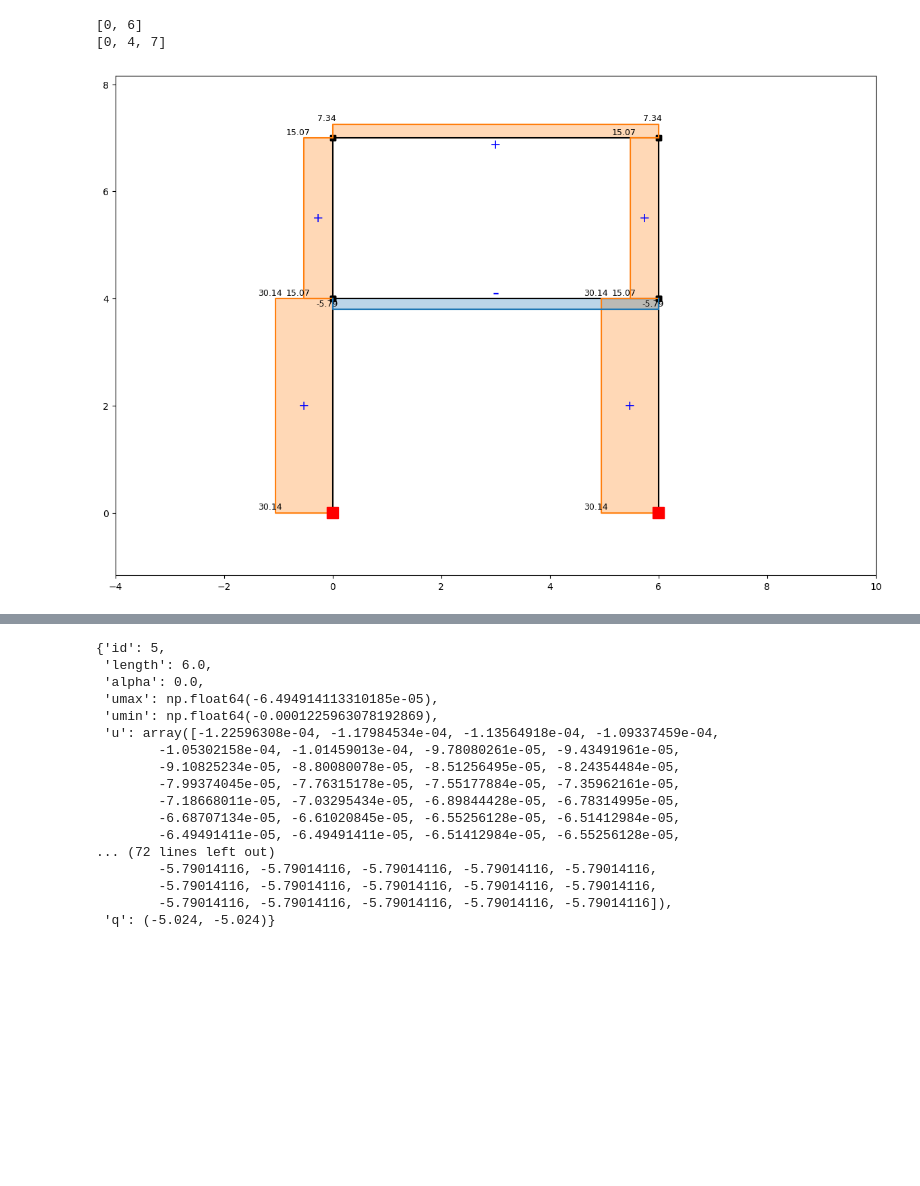
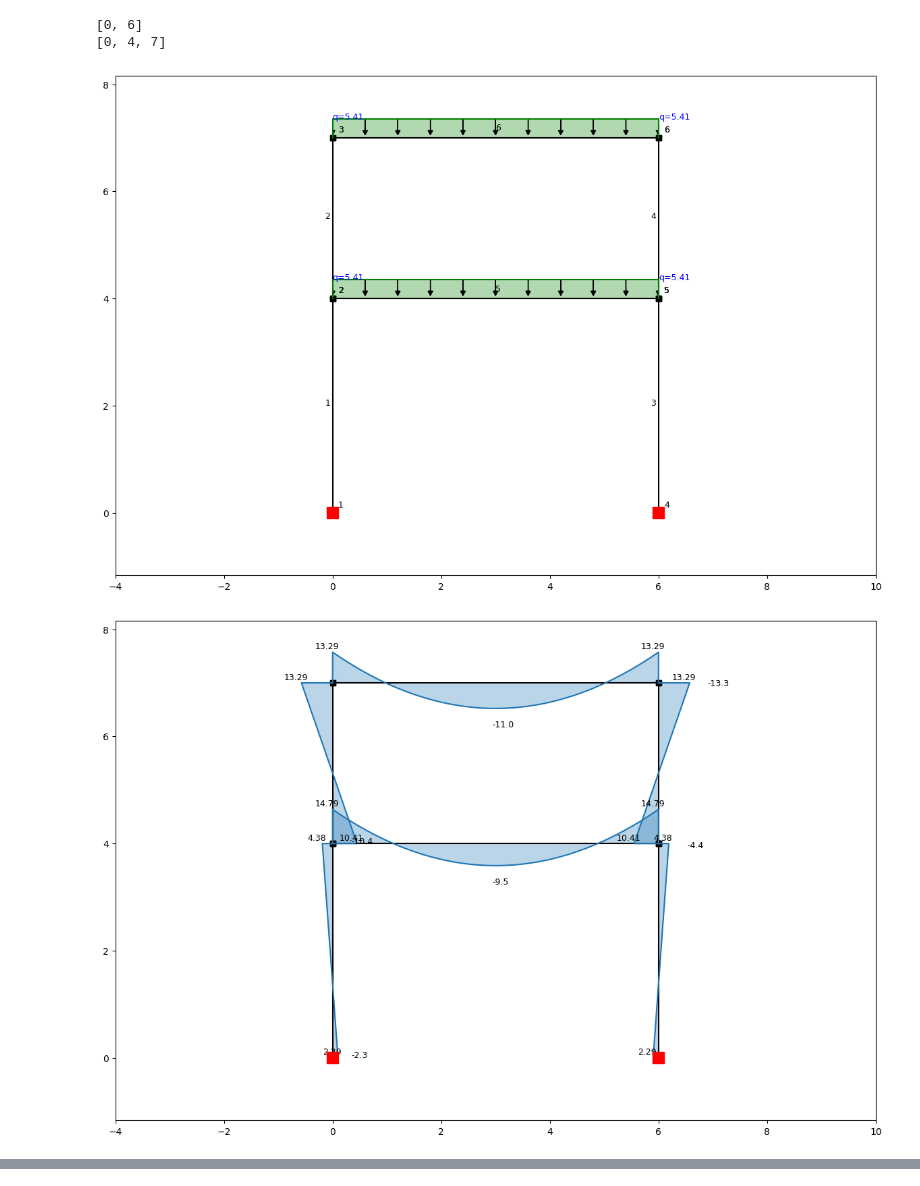
Before and after one commit to LudwigCano1/FrameDesign, a Jupyter notebook: frame_design.ipynb, the cells around one changed output, grey strips where cells are left out. Cells and saved outputs as stored; diff of their text form; code cells hidden in the pictures; blank space fills up the shorter version.

```diff
--- a/frame_design.ipynb
+++ b/frame_design.ipynb
@@ -59,7 +57,7 @@ w2 = 2.4 * A_v # Peso propio de la viga, ton/m
 w3 = at * (0.100 + 0.250) # acabados + tabiquería, ton/m
 lc_D = ast.LoadCase("Dead")
 for viga in range(len(ejes_x)*len(h_z)+1,len(ejes_x)*len(h_z)+len(h_z)*len(L_x)+1):
-    lc_D.q_load(q = round(w1+w2+w3,2), element_id=viga)#, direction="y")
+    lc_D.q_load(q = -round(w1+w2+w3,2), element_id=viga)#, direction="y")
 
 # Load Case Live
 l1 = 0.250 * at # Peso propio de la losa, ton/m
@@ -72,51 +70,38 @@ for viga in range(len(ejes_x)*len(h_z)+1,len(ejes_x)*len(h_z)+len(h_z)*len(L_x)+
 lc_E = ast.LoadCase("EarthQuake")
 E = [100, 130, 150,180]
 for i in range(len(h_z)):
     for j in range(len(ejes_x)):
         lc_E.point_load(Fx=round(E[i]/len(ejes_x),1), node_id=2+j*len(ejes_z)+i)
 
 Comb1 = ast.LoadCombination("Combo 1")
 Comb1.add_load_case(lc_D, 1.4)
 Comb1.add_load_case(lc_L, 1.7)
 
 Comb2 = ast.LoadCombination("Combo 2")
 Comb2.add_load_case(lc_D, 1.25)
 Comb2.add_load_case(lc_L, 1.25)
 Comb2.add_load_case(lc_E, 1)
 
 Comb3 = ast.LoadCombination("Combo 3")
 Comb3.add_load_case(lc_D, 1.25)
 Comb3.add_load_case(lc_L, 1.25)
 Comb3.add_load_case(lc_E, -1)
 
 Comb4 = ast.LoadCombination("Combo 4")
 Comb4.add_load_case(lc_D, 0.90)
 Comb4.add_load_case(lc_E, 1)
 
 Comb5 = ast.LoadCombination("Combo 5")
 Comb5.add_load_case(lc_D, 0.90)
 Comb5.add_load_case(lc_E, -1)
 
+ss.apply_load_case(lc_D)
+ss.solve()
+ss.show_structure()
+ss.show_bending_moment()
+ss.show_shear_force()
 
-
-"""
-ss.solve()
-ss.show_structure(scale=0.7)
-ss.show_bending_moment()
-ss.show_axial_force()
-ss.show_displacement(scale=0.7)
-"""
-
-res = Comb1.solve(ss)
-s1 = res["combination"]
-#s1.show_structure()
-#s1.show_shear_force()
-#s1.show_reaction_force(scale=0.7)
-s1.show_axial_force(scale=1)
-
-for x in ejes_x:
-    print(s1.get_node_results_system(s1.find_node_id([x,0])))
-
-s1.get_element_results(element_id=5, verbose=True)
+ss.get_element_results(element_id=1, verbose=True)
 # %% [output]
-[figure, old version]
+[figure, new version]
+[figure, added]
@@ -125,17 +125,0 @@ s1.get_element_results(element_id=5, verbose=True)
-{'id': 5,
- 'length': 6.0,
- 'alpha': 0.0,
- 'umax': np.float64(-6.494914113310185e-05),
- 'umin': np.float64(-0.0001225963078192869),
- 'u': array([-1.22596308e-04, -1.17984534e-04, -1.13564918e-04, -1.09337459e-04,
-        -1.05302158e-04, -1.01459013e-04, -9.78080261e-05, -9.43491961e-05,
-        -9.10825234e-05, -8.80080078e-05, -8.51256495e-05, -8.24354484e-05,
-        -7.99374045e-05, -7.76315178e-05, -7.55177884e-05, -7.35962161e-05,
-        -7.18668011e-05, -7.03295434e-05, -6.89844428e-05, -6.78314995e-05,
-        -6.68707134e-05, -6.61020845e-05, -6.55256128e-05, -6.51412984e-05,
-        -6.49491411e-05, -6.49491411e-05, -6.51412984e-05, -6.55256128e-05,
-... (72 lines left out)
-        -5.79014116, -5.79014116, -5.79014116, -5.79014116, -5.79014116,
-        -5.79014116, -5.79014116, -5.79014116, -5.79014116, -5.79014116,
-        -5.79014116, -5.79014116, -5.79014116, -5.79014116, -5.79014116]),
- 'q': (-5.024, -5.024)}
```
Also changed, not shown: parts of 3 cells of this notebook.
